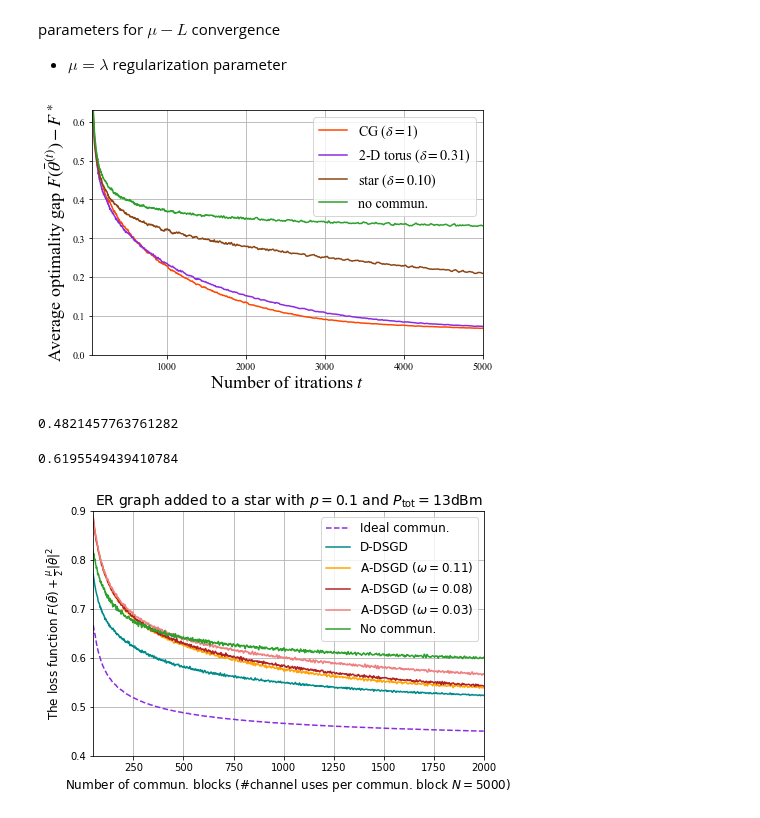
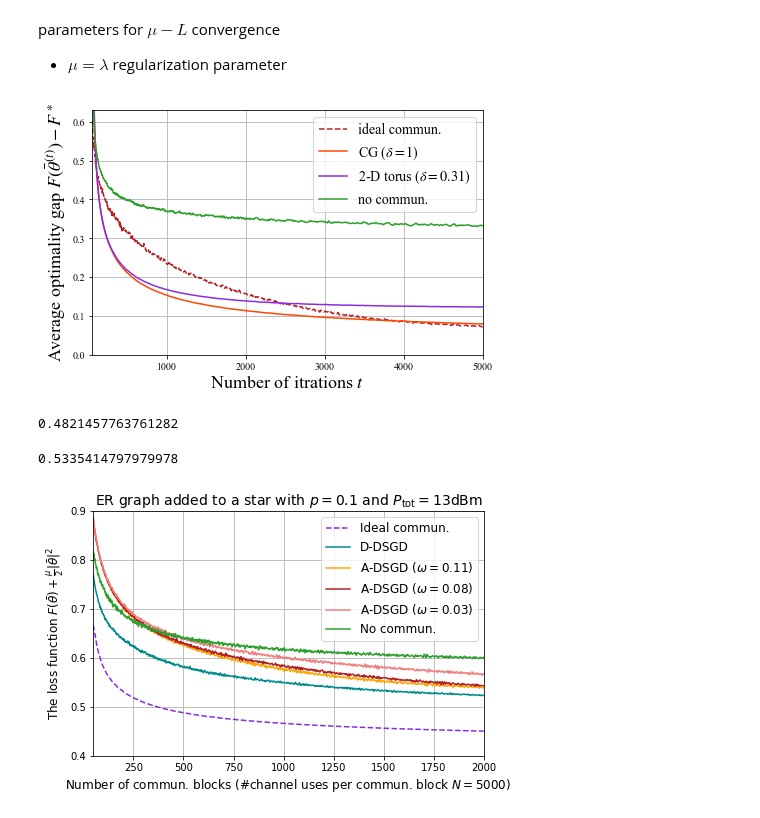
Before and after one commit to Fuzzy-Face/JSAC_FL, a Jupyter notebook: temp.ipynb, the cells around one changed output. Drawn from its saved outputs; the diff is of its cells as text; code cells hidden in the pictures.

```diff
--- a/temp.ipynb
+++ b/temp.ipynb
@@ -29,21 +29,21 @@ losseses = np.array(losseses) - opt
 K = losseses.shape[2]
 df1 = pd.DataFrame(losseses[0], columns = ['Device_{}'.format(i + 1) for i in range(K)] )
 
-losseses = pickle.load( open('../repo_jv/data/simulations/losseses_SCHEME_3_P_0.000200mW_N_20000_a_200.00_zeta0_0.0005_a_prime_200.00_CG_equal.pkl', 'rb') )
+losseses = pickle.load( open('../repo_jv/data/grid_search4analog/losseses_SCHEME_4_P_2.0000mW_N_7943_a_1000.00_zeta0_0.1000_a_prime_200.00_2-D_torus.pkl', 'rb') )
 losseses = np.array(losseses) - opt
 df2 = pd.DataFrame(losseses[0], columns = ['Device_{}'.format(i + 1) for i in range(K)] )
 
-losseses = pickle.load( open('../repo_jv/data/simulations/losseses_SCHEME_3_P_0.000200mW_N_20000_a_200.00_zeta0_0.0005_a_prime_200.00_2-D_torus_equal.pkl', 'rb') )
+losseses = pickle.load( open('../repo_jv/data/grid_search4analog/losseses_SCHEME_4_P_0.0000mW_N_7943_a_1000.00_zeta0_0.1000_a_prime_200.00_2-D_torus.pkl', 'rb') )
 losseses = np.array(losseses) - opt
 df3 = pd.DataFrame(losseses[0], columns = ['Device_{}'.format(i + 1) for i in range(K)] )
 
-losseses = pickle.load( open('../repo_jv/data/simulations/losseses_SCHEME_3_P_0.000200mW_N_20000_a_200.00_zeta0_0.0005_a_prime_200.00_star_equal.pkl', 'rb') )
-losseses = np.array(losseses) - opt
-df4 = pd.DataFrame(losseses[0], columns = ['Device_{}'.format(i + 1) for i in range(K)] )
+# losseses = pickle.load( open('../repo_jv/data/simulations/losseses_SCHEME_3_P_0.000200mW_N_20000_a_200.00_zeta0_0.0005_a_prime_200.00_star_equal.pkl', 'rb') )
+# losseses = np.array(losseses) - opt
+# df4 = pd.DataFrame(losseses[0], columns = ['Device_{}'.format(i + 1) for i in range(K)] )
 
-losseses = pickle.load( open('../repo_jv/data/simulations/losseses_SCHEME_3_P_0.000200mW_N_20000_a_200.00_zeta0_0.0005_a_prime_200.00_chain_equal.pkl', 'rb') )
-losseses = np.array(losseses) - opt
-df5 = pd.DataFrame(losseses[0], columns = ['Device_{}'.format(i + 1) for i in range(K)] )
+# losseses = pickle.load( open('../repo_jv/data/simulations/losseses_SCHEME_3_P_0.000200mW_N_20000_a_200.00_zeta0_0.0005_a_prime_200.00_chain_equal.pkl', 'rb') )
+# losseses = np.array(losseses) - opt
+# df5 = pd.DataFrame(losseses[0], columns = ['Device_{}'.format(i + 1) for i in range(K)] )
 
 # losseses = pickle.load( open('../repo_jv/data/simulations/losseses_SCHEME_2_P_0.0020mW_N_7943_a_200.00_zeta0_0.0020_a_prime_100.00_ER.pkl', 'rb') )
 # losseses = np.array(losseses) - opt
@@ -53,41 +53,41 @@ df5 = pd.DataFrame(losseses[0], columns = ['Device_{}'.format(i + 1) for i in ra
 # losseses = np.array(losseses) - opt
 # df7 = pd.DataFrame(losseses[0], columns = ['Device_{}'.format(i + 1) for i in range(K)] )
 
-losseses = pickle.load( open('../repo_jv/data/simulations/losseses_local_a_200.00_2-D_torus.pkl', 'rb') )
+losseses = pickle.load( open('../repo_jv/data/simulations/losseses_local_a_200.00.pkl', 'rb') )
 losseses = np.array(losseses) - opt
 df8 = pd.DataFrame(losseses[0], columns = ['Device_{}'.format(i + 1) for i in range(K)] )
 # %%
 plt.rc('font', family='Times New Roman')
 mpl.rcParams["mathtext.fontset"] = 'stix'
 fig, ax = plt.subplots(figsize = (7.0,4.5))
-# df1.rolling(window = 20).mean().mean(axis = 1).plot(style = '--', color = 'firebrick', label = r'ideal commun.')
+df1.rolling(window = 20).mean().mean(axis = 1).plot(style = '--', color = 'firebrick', label = r'ideal commun.')
 df2.rolling(window = 49).mean().mean(axis = 1).plot(color = 'orangered', label = r'CG ($\delta=1$)')
 df3.rolling(window = 49).mean().mean(axis = 1).plot(color = 'blueviolet', label = r'2-D torus ($\delta=0.31$)')
-df4.rolling(window = 49).mean().mean(axis = 1).plot(color = 'saddlebrown', label = r'star ($\delta=0.10$)')
+# df4.rolling(window = 49).mean().mean(axis = 1).plot(color = 'saddlebrown', label = r'star ($\delta=0.10$)')
 # df5.rolling(window = 49).mean().mean(axis = 1).plot(color = 'teal', label = r'chain graph ($\delta=0.01$)')
 # df6.rolling(window = 20).mean().mean(axis = 1).plot(color = 'tab:blue', label = r'ER graph ($p=0.2$)')
 # df7.rolling(window = 10).mean().mean(axis = 1).plot(style = '--', color = 'blueviolet', label = 'Ideal commun.')
 df8.rolling(window = 49).mean().mean(axis = 1).plot(color = 'tab:green', label = 'no commun.')
 
 plt.xlabel(r'Number of itrations $t$', fontsize = 18)
 plt.ylabel(r'Average optimality gap $F(\bar{\theta}^{(t)})-F^\ast$', fontsize = 18)
 # plt.title(r'ER graph with $p = 0.2$ and $\barP = -57$dBm', fontsize = 14)
 plt.xlim((50, 5000))
 plt.ylim((0, 0.63))
 plt.grid()
 plt.legend(loc = 'upper right', fontsize = 14)
 # plt.savefig('C:/Users/Helen/documents/visiting_research@KCL/D2D_DSGD/repo_jv/fig/comp_loss_vs_commun_small_N.pdf',format='pdf', dpi=600)
 plt.show()
 # %% [output]
-[figure, old version]
+[figure, new version]
 # %%
 df1.rolling(window = 20).mean().mean(axis = 1).min() + opt
 # %% [output]
 0.4821457763761282
 # %%
-df4.rolling(window = 49).mean().mean(axis = 1).min() + opt
+df3.rolling(window = 49).mean().mean(axis = 1)[4999]+ opt
 # %% [output]
-0.6195549439410784
+0.5335414797979978
 # %%
 # For an ER graph of connectivity probability of p = 0.10 generated based on a STAR
 # standard DSGD
```
Also changed, not shown: 2 other files.
